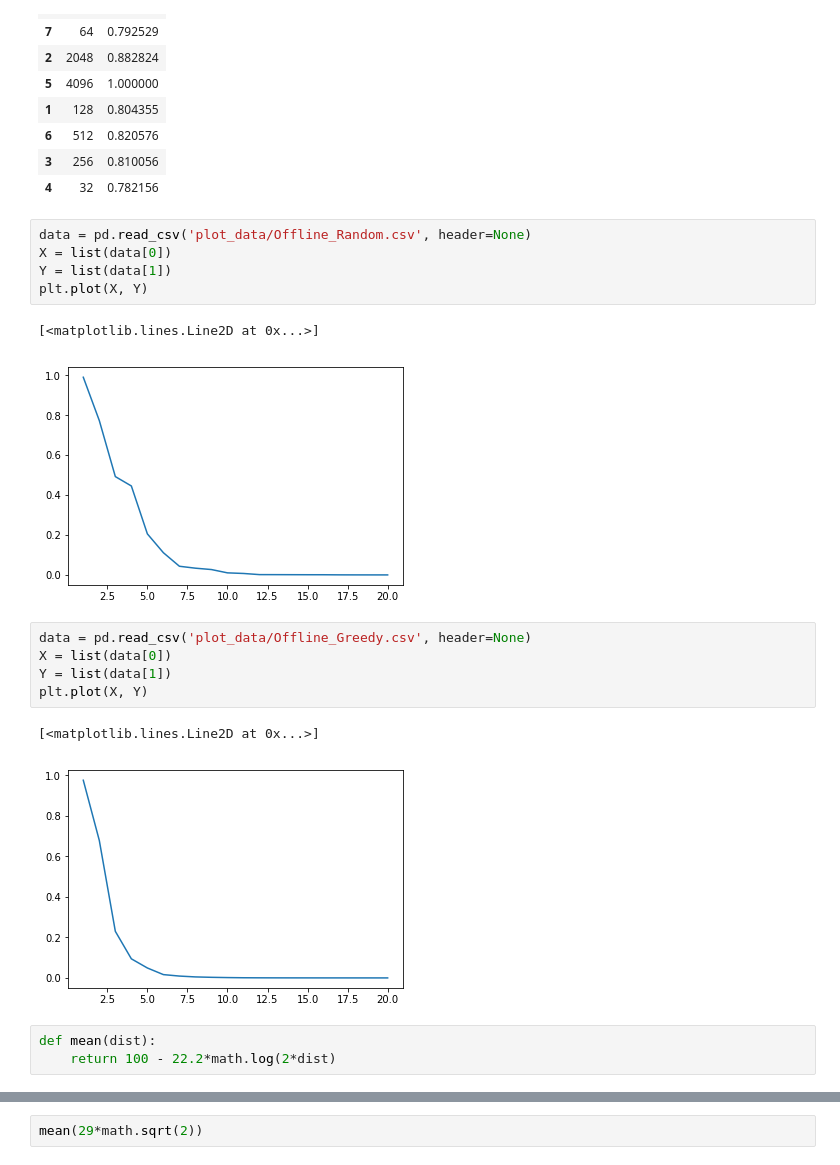
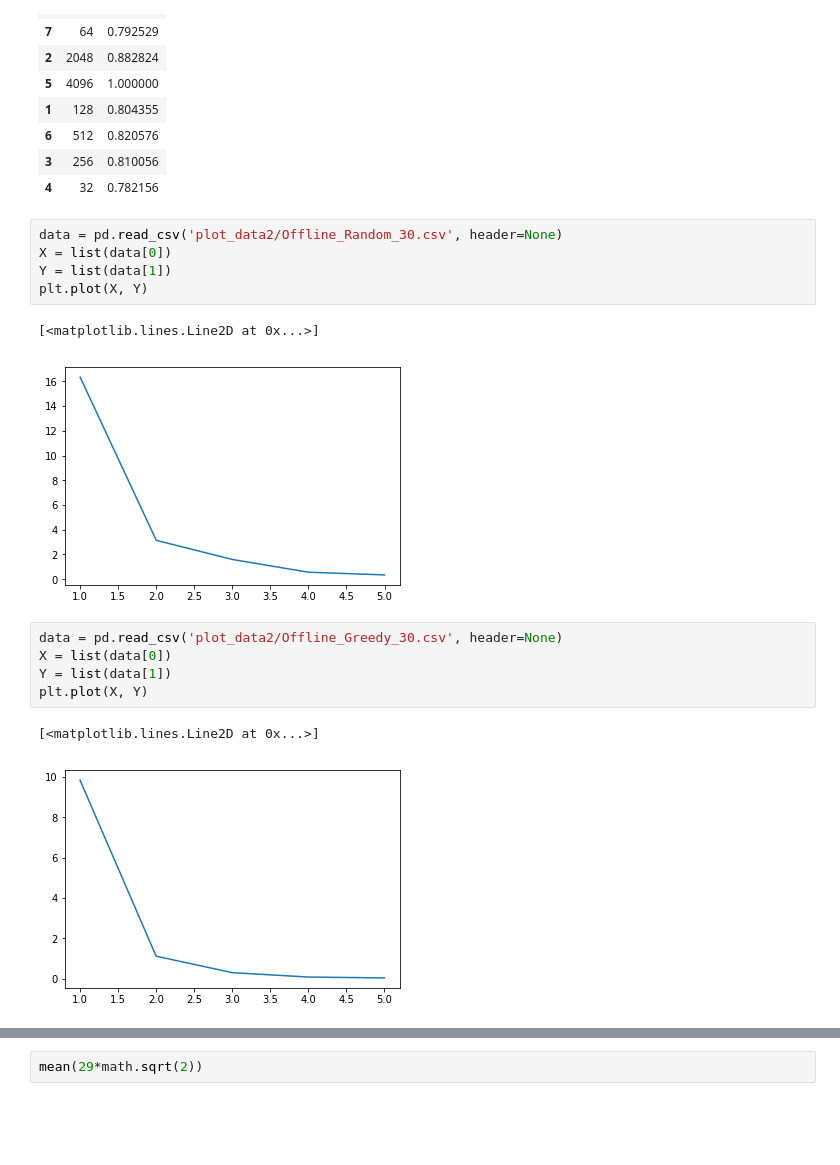
Before and after one commit to Wings-Lab/SelectSensor, a Jupyter notebook: testing.ipynb, the cells around one changed output, grey strips where cells are left out. Cells and saved outputs as stored; diff of their text form; blank space fills up the shorter version.

```diff
--- a/testing.ipynb
+++ b/testing.ipynb
@@ -164,21 +164,18 @@ energy
 | 3 | 256 | 0.810056 |
 | 4 | 32 | 0.782156 |
 # %%
-data = pd.read_csv('plot_data/Offline_Random.csv', header=None)
+data = pd.read_csv('plot_data2/Offline_Random_30.csv', header=None)
 X = list(data[0])
 Y = list(data[1])
 plt.plot(X, Y)
 # %% [output]
 [<matplotlib.lines.Line2D at 0x...>]
-[figure, old version]
+[figure, new version]
 # %%
-data = pd.read_csv('plot_data/Offline_Greedy.csv', header=None)
+data = pd.read_csv('plot_data2/Offline_Greedy_30.csv', header=None)
 X = list(data[0])
 Y = list(data[1])
 plt.plot(X, Y)
 # %% [output]
 [<matplotlib.lines.Line2D at 0x...>]
-[figure, old version]
+[figure, new version]
-# %%
-def mean(dist):
-    return 100 - 22.2*math.log(2*dist)
```
Also changed, not shown: parts of 2 cells of this notebook, 2 other files.
